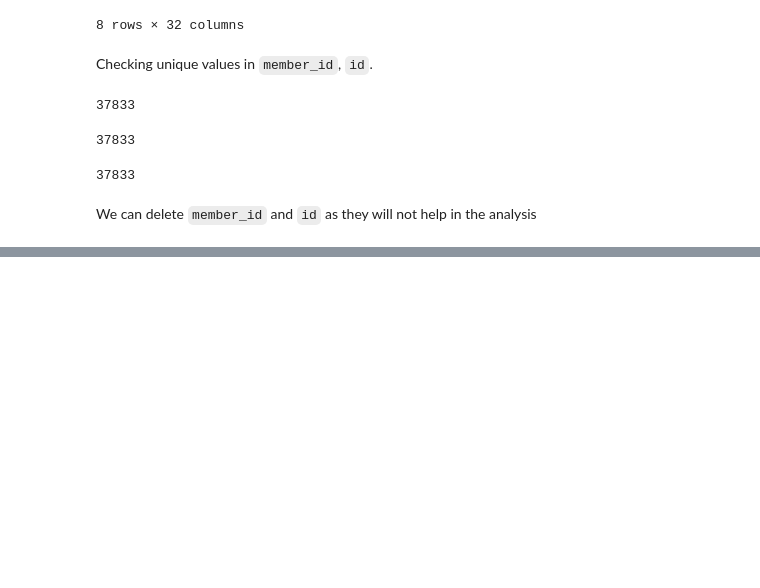
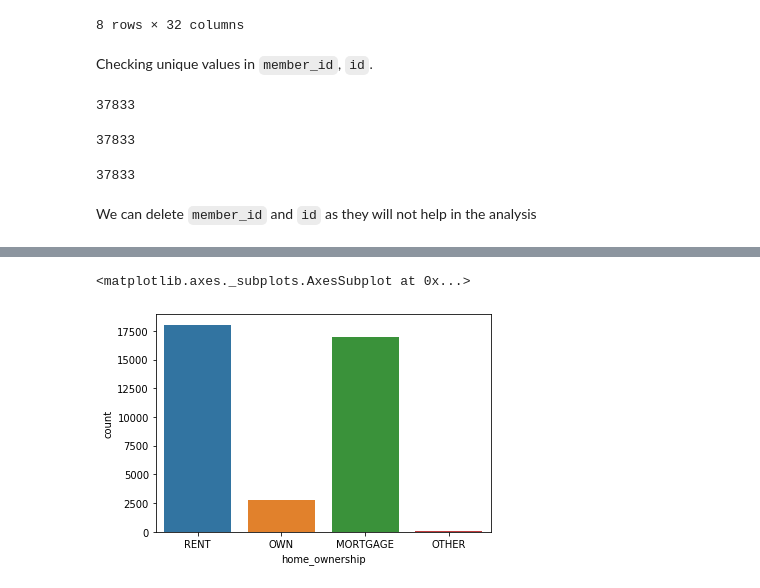
Before and after one commit to ashwanikumar04/loan-defaulter-case-study, a Jupyter notebook: ashwani_kumar.ipynb, the cells around one changed output, grey strips where cells are left out. Drawn from its saved outputs; the diff is of its cells as text; code cells hidden in the pictures; blank space fills up the shorter version.

```diff
--- a/ashwani_kumar.ipynb
+++ b/ashwani_kumar.ipynb
@@ -218,0 +264,5 @@ loans = loans.drop(['member_id'], axis=1)
+# %%
+sns.countplot(x='home_ownership',data=loans)
+# %% [output]
+<matplotlib.axes._subplots.AxesSubplot at 0x...>
+[figure, added]
```
Also changed, not shown: parts of 15 cells of this notebook.
